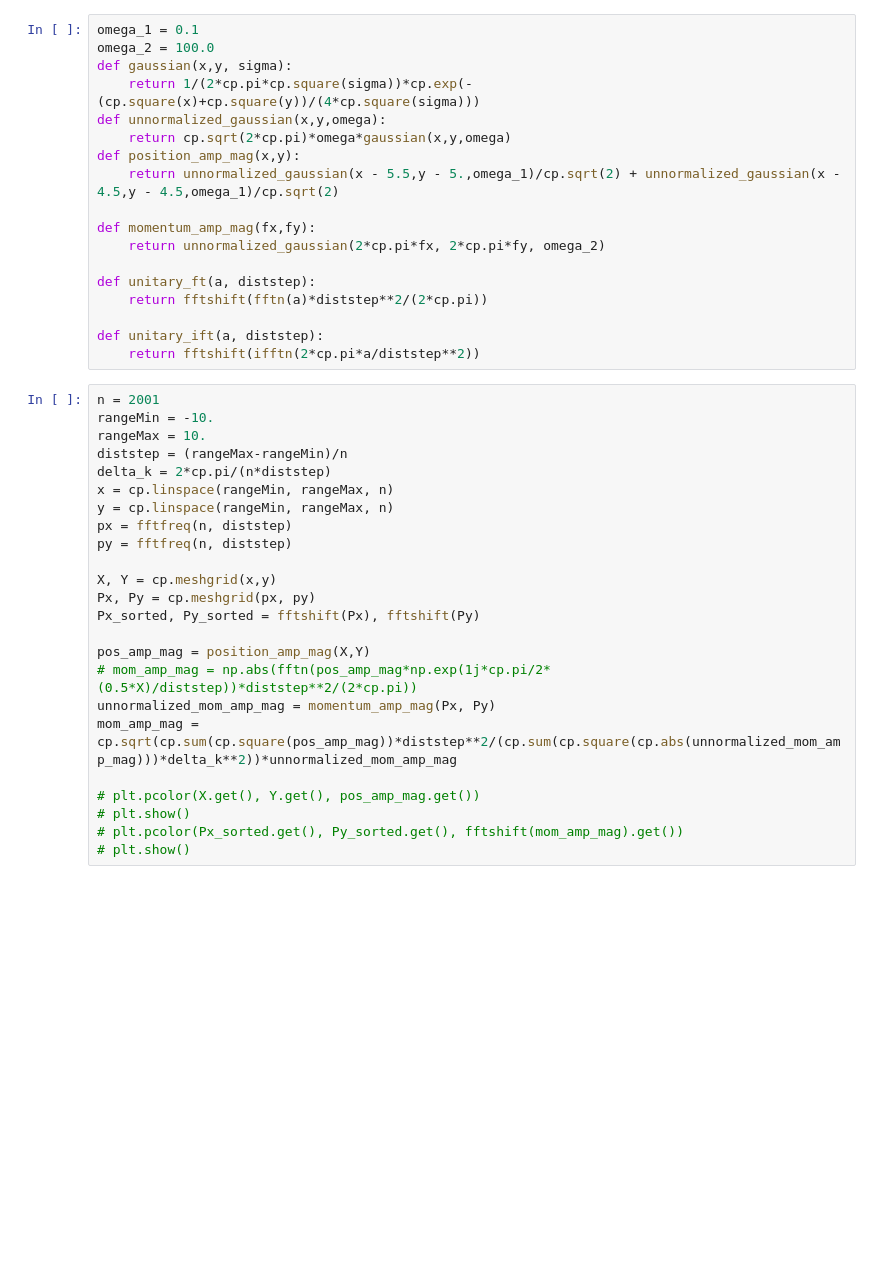
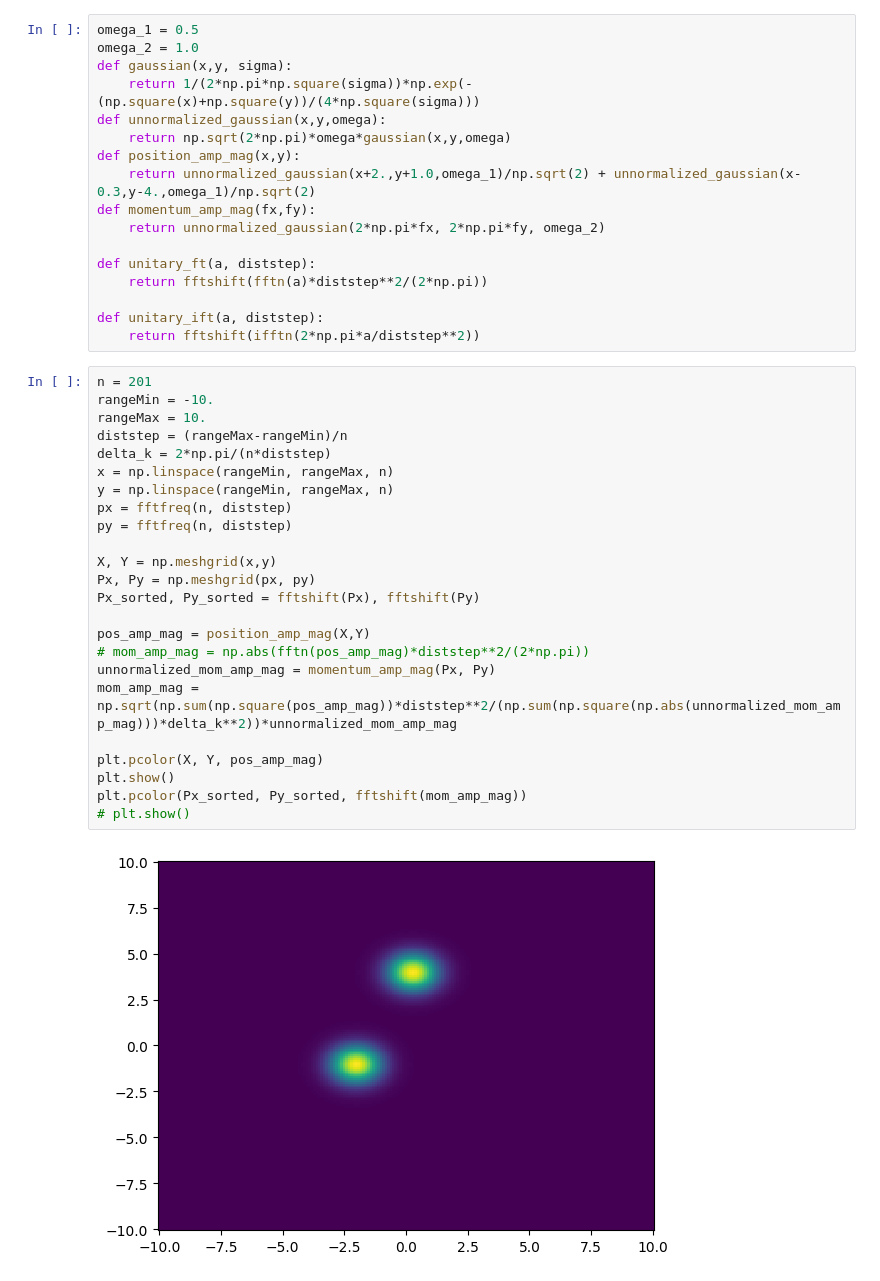
Before and after one commit to henhen724/GS_algorithm, a Jupyter notebook: GS.ipynb, the cells around one changed output. Drawn from its saved outputs; the diff is of its cells as text; blank space fills up the shorter version.

```diff
--- a/GS.ipynb
+++ b/GS.ipynb
@@ -6,43 +5,44 @@ import cupy as cp
 import matplotlib.pyplot as plt
 # %%
-omega_1 = 0.1
-omega_2 = 100.0
+omega_1 = 0.5
+omega_2 = 1.0
 def gaussian(x,y, sigma):
-    return 1/(2*cp.pi*cp.square(sigma))*cp.exp(-(cp.square(x)+cp.square(y))/(4*cp.square(sigma)))
+    return 1/(2*np.pi*np.square(sigma))*np.exp(-(np.square(x)+np.square(y))/(4*np.square(sigma)))
 def unnormalized_gaussian(x,y,omega):
-    return cp.sqrt(2*cp.pi)*omega*gaussian(x,y,omega)
+    return np.sqrt(2*np.pi)*omega*gaussian(x,y,omega)
 def position_amp_mag(x,y):
-    return unnormalized_gaussian(x - 5.5,y - 5.,omega_1)/cp.sqrt(2) + unnormalized_gaussian(x - 4.5,y - 4.5,omega_1)/cp.sqrt(2)
-
+    return unnormalized_gaussian(x+2.,y+1.0,omega_1)/np.sqrt(2) + unnormalized_gaussian(x-0.3,y-4.,omega_1)/np.sqrt(2)
 def momentum_amp_mag(fx,fy):
-    return unnormalized_gaussian(2*cp.pi*fx, 2*cp.pi*fy, omega_2)
+    return unnormalized_gaussian(2*np.pi*fx, 2*np.pi*fy, omega_2)
 
 def unitary_ft(a, diststep):
-    return fftshift(fftn(a)*diststep**2/(2*cp.pi))
+    return fftshift(fftn(a)*diststep**2/(2*np.pi))
 
 def unitary_ift(a, diststep):
-    return fftshift(ifftn(2*cp.pi*a/diststep**2))
+    return fftshift(ifftn(2*np.pi*a/diststep**2))
 # %%
-n = 2001
+n = 201
 rangeMin = -10.
 rangeMax = 10.
 diststep = (rangeMax-rangeMin)/n
-delta_k = 2*cp.pi/(n*diststep)
-x = cp.linspace(rangeMin, rangeMax, n)
-y = cp.linspace(rangeMin, rangeMax, n)
+delta_k = 2*np.pi/(n*diststep)
+x = np.linspace(rangeMin, rangeMax, n)
+y = np.linspace(rangeMin, rangeMax, n)
 px = fftfreq(n, diststep)
 py = fftfreq(n, diststep)
 
-X, Y = cp.meshgrid(x,y)
-Px, Py = cp.meshgrid(px, py)
+X, Y = np.meshgrid(x,y)
+Px, Py = np.meshgrid(px, py)
 Px_sorted, Py_sorted = fftshift(Px), fftshift(Py)
 
 pos_amp_mag = position_amp_mag(X,Y)
-# mom_amp_mag = np.abs(fftn(pos_amp_mag*np.exp(1j*cp.pi/2*(0.5*X)/diststep))*diststep**2/(2*cp.pi))
+# mom_amp_mag = np.abs(fftn(pos_amp_mag)*diststep**2/(2*np.pi))
 unnormalized_mom_amp_mag = momentum_amp_mag(Px, Py)
-mom_amp_mag = cp.sqrt(cp.sum(cp.square(pos_amp_mag))*diststep**2/(cp.sum(cp.square(cp.abs(unnormalized_mom_amp_mag)))*delta_k**2))*unnormalized_mom_amp_mag
+mom_amp_mag = np.sqrt(np.sum(np.square(pos_amp_mag))*diststep**2/(np.sum(np.square(np.abs(unnormalized_mom_amp_mag)))*delta_k**2))*unnormalized_mom_amp_mag
 
-# plt.pcolor(X.get(), Y.get(), pos_amp_mag.get())
+plt.pcolor(X, Y, pos_amp_mag)
+plt.show()
+plt.pcolor(Px_sorted, Py_sorted, fftshift(mom_amp_mag))
 # plt.show()
-# plt.pcolor(Px_sorted.get(), Py_sorted.get(), fftshift(mom_amp_mag).get())
-# plt.show()
+# %% [output]
+[figure, added]
```
Also changed, not shown: parts of 17 cells of this notebook, 3 other files.
